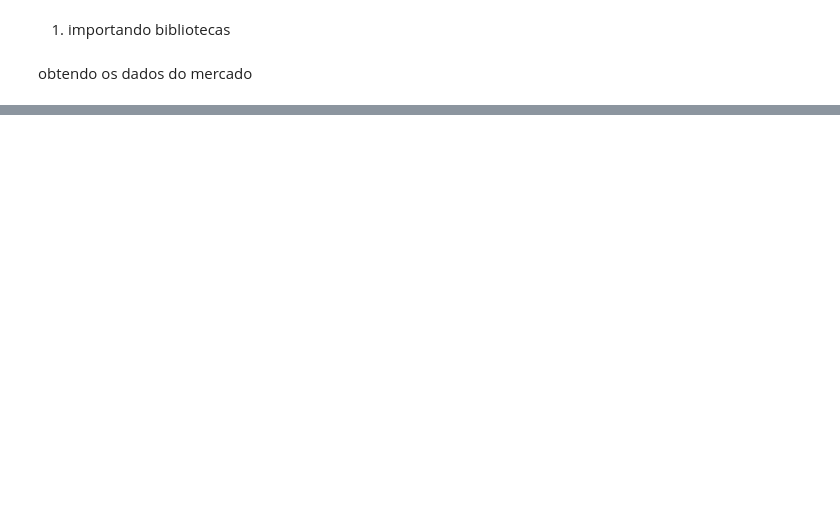
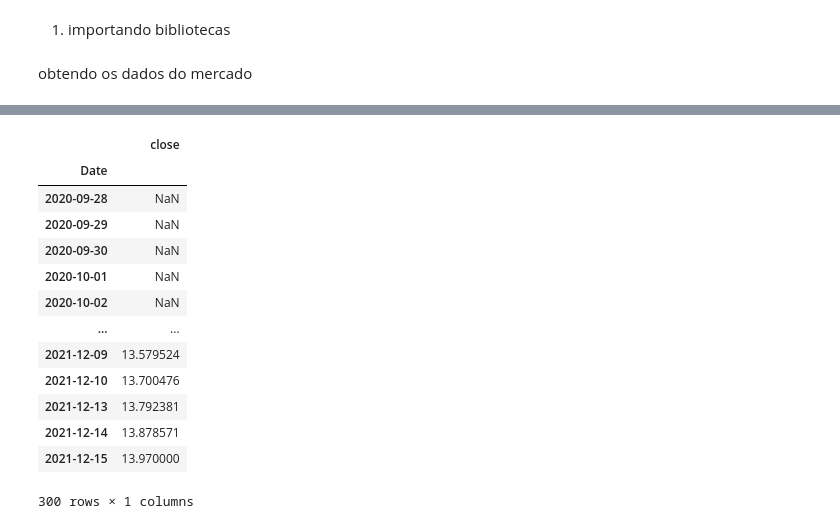
Before and after one commit to mozzaquatro/financial_market, a Jupyter notebook: 02_Definindo_intervalos,_calculando_e_plotando_médias_móveis.ipynb, the cells around one changed output, grey strips where cells are left out. Saved outputs shown, nothing was run; the diff lists cells and outputs as text; code cells hidden in the pictures; blank space fills up the shorter version.

```diff
--- a/02_Definindo_intervalos,_calculando_e_plotando_médias_móveis.ipynb
+++ b/02_Definindo_intervalos,_calculando_e_plotando_médias_móveis.ipynb
@@ -30,0 +63,17 @@ data
+# %%
+mma21
+# %% [output]
+|  | close |
+| Date |  |
+| 2020-09-28 | NaN |
+| 2020-09-29 | NaN |
+| 2020-09-30 | NaN |
+| 2020-10-01 | NaN |
+| 2020-10-02 | NaN |
+| ... | ... |
+| 2021-12-09 | 13.579524 |
+| 2021-12-10 | 13.700476 |
+| 2021-12-13 | 13.792381 |
+| 2021-12-14 | 13.878571 |
+| 2021-12-15 | 13.970000 |
+300 rows × 1 columns
```
Also changed, not shown: parts of 5 cells of this notebook.
